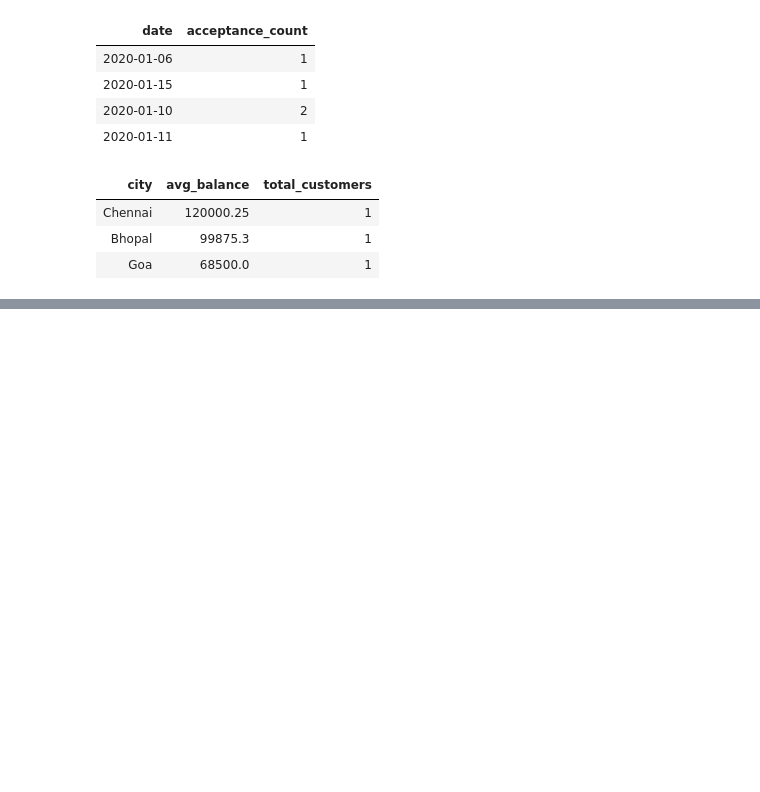
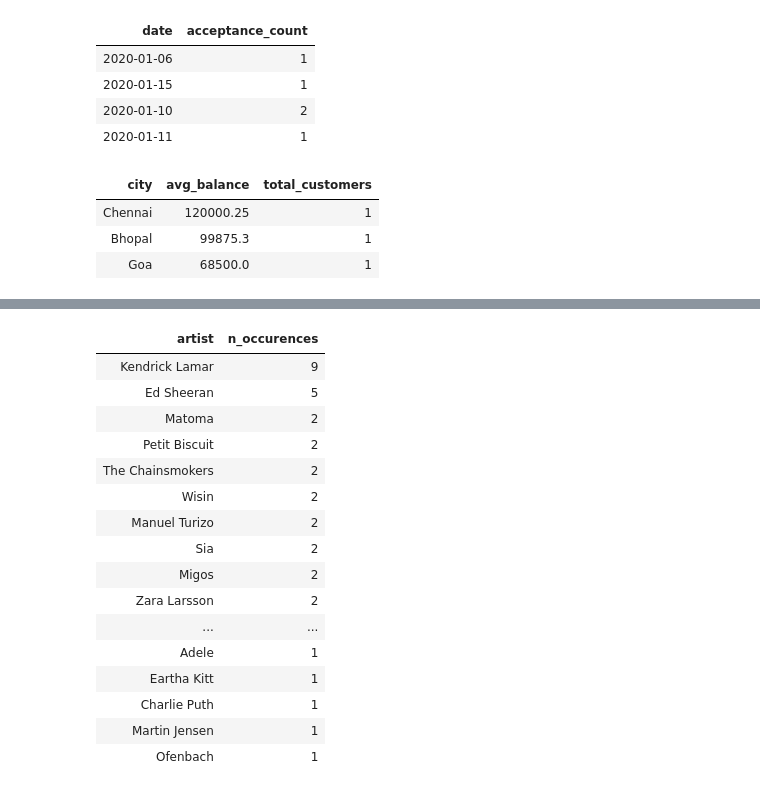
Before and after one commit to Atharv-Pawar/PySpark, a Jupyter notebook: sqlAssignment2.ipynb, the cells around one changed output, grey strips where cells are left out. Cells and saved outputs as stored; diff of their text form; code cells hidden in the pictures; blank space fills up the shorter version.

```diff
--- a/sqlAssignment2.ipynb
+++ b/sqlAssignment2.ipynb
@@ -183,0 +315,23 @@ display(result)
+# %%
+spotify_worldwide_daily_song_ranking = spark.read.csv("/Volumes/workspace/default/sql/spotify_streams.csv", header=True, inferSchema=True)
+# display(spotify_worldwide_daily_song_ranking)
+result = spotify_worldwide_daily_song_ranking.groupBy('artist').agg(count(col('artist')).alias('n_occurences')).orderBy(desc('n_occurences'))
+display(result)
+# %% [output]
+| artist | n_occurences |
+| Kendrick Lamar | 9 |
+| Ed Sheeran | 5 |
+| Matoma | 2 |
+| Petit Biscuit | 2 |
+| The Chainsmokers | 2 |
+| Wisin | 2 |
+| Manuel Turizo | 2 |
+| Sia | 2 |
+| Migos | 2 |
+| Zara Larsson | 2 |
+| ... | ... |
+| Adele | 1 |
+| Eartha Kitt | 1 |
+| Charlie Puth | 1 |
+| Martin Jensen | 1 |
+| Ofenbach | 1 |
```
Also changed, not shown: parts of 2 cells of this notebook.
